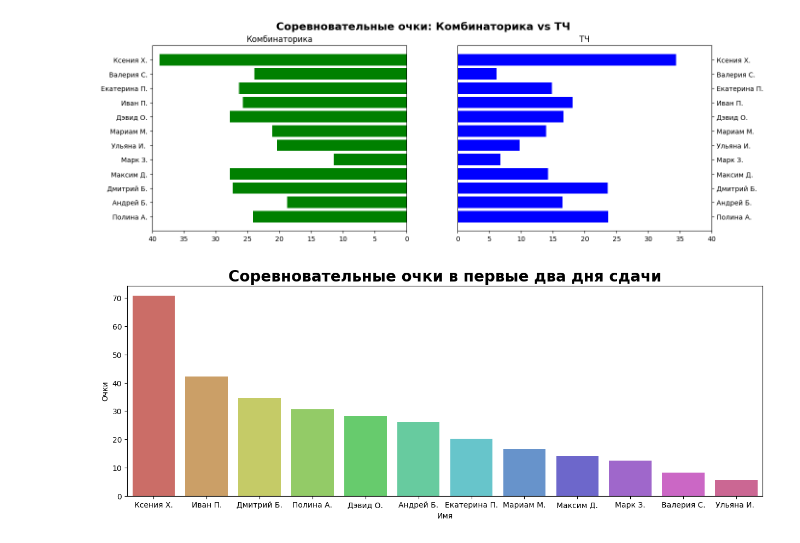
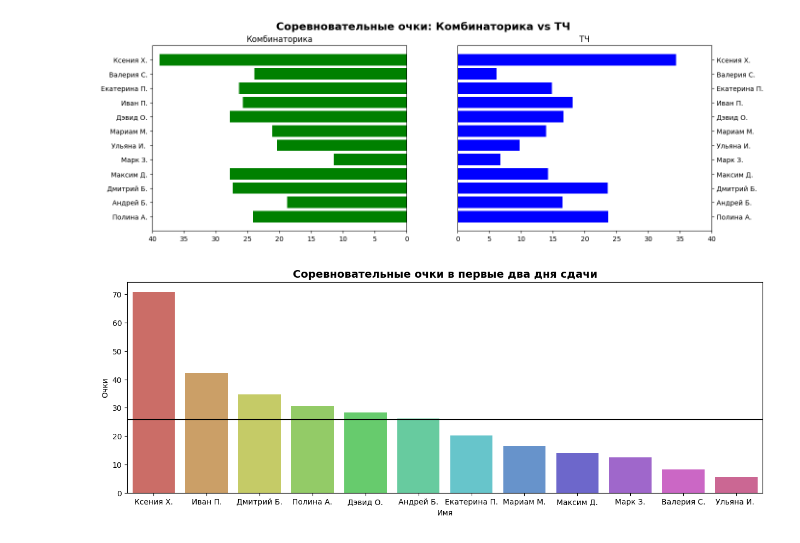
Before and after one commit to IvanUstenko/Spec_Mat_Analyzer, a Jupyter notebook: analyze_main.ipynb, the cells around one changed output. Saved outputs shown, nothing was run; the diff lists cells and outputs as text; code cells hidden in the pictures.

```diff
--- a/analyze_main.ipynb
+++ b/analyze_main.ipynb
@@ -50,11 +54,12 @@ plt.show()
 # %% [output]
 [figure]
 # %%
-start_comp_points = an.competative_points(df, weight_func="sqrt", days=[1,2]).sort_values(ascending=False).reset_index(name="Очки").rename(columns={"index":"Имя"})
+start_comp_points = an.competative_points(df, days=[1,2], weight_func='sqrt').sort_values(ascending=False).reset_index(name="Очки").rename(columns={"index":"Имя"})
 
 plt.figure(figsize=(15, 5))
-plt.title("Соревновательные очки в первые два дня сдачи", weight="heavy", size=20)
+plt.title("Соревновательные очки в первые два дня сдачи", weight="heavy", size=14)
 sns.barplot(start_comp_points, x="Имя", y="Очки", palette='hls', hue="Имя")
+plt.axhline(start_comp_points["Очки"].mean(), c="black")
 plt.show()
 # %% [output]
-[figure, old version]
+[figure, new version]
```
Also changed, not shown: parts of 5 cells of this notebook, 5 other files.
